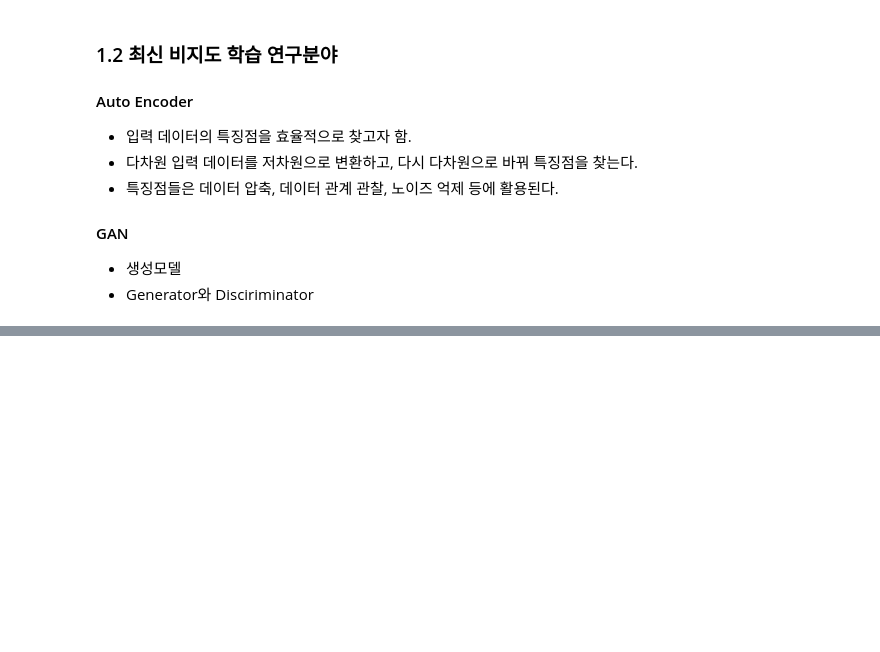
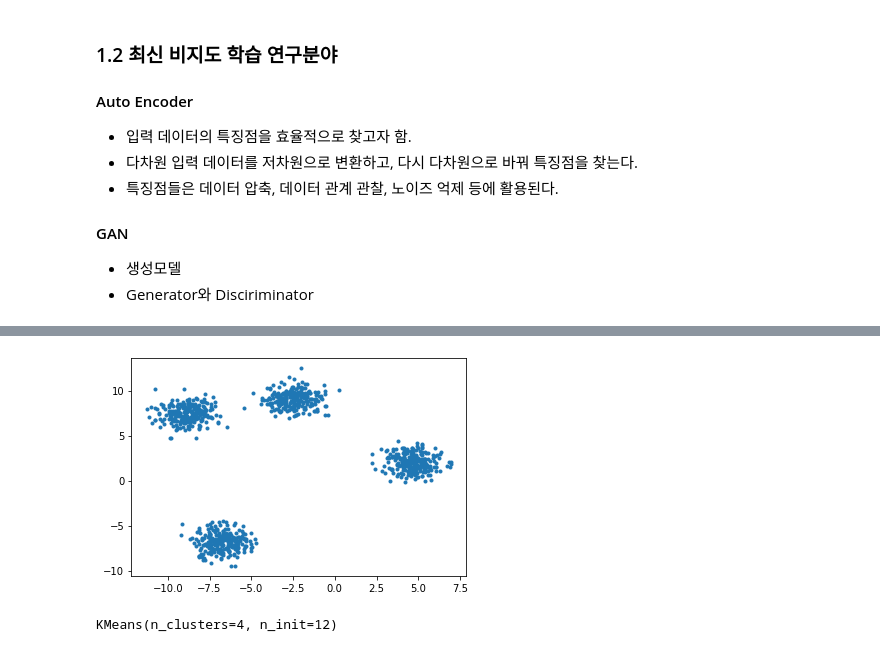
Before and after one commit to keywoong/python_study, a Jupyter notebook: machine_learning/04_Unsupervised_learning_Clustering.ipynb, the cells around one changed output, grey strips where cells are left out. Saved outputs shown, nothing was run; the diff lists cells and outputs as text; code cells hidden in the pictures; blank space fills up the shorter version.

```diff
--- a/machine_learning/04_Unsupervised_learning_Clustering.ipynb
+++ b/machine_learning/04_Unsupervised_learning_Clustering.ipynb
@@ -21,0 +57,14 @@
+# %%
+np.random.seed(42) # 랜덤값 고정
+
+X,y = make_blobs(n_samples = 1000, centers = 4, cluster_std = 0.9)
+
+plt.scatter(X[:,0], X[:,1], marker = '.')
+plt.show()
+# %% [output]
+[figure, added]
+# %%
+model = KMeans(init = "k-means++", n_clusters = 4, n_init=12)
+model.fit(X)
+# %% [output]
+KMeans(n_clusters=4, n_init=12)
```
Also changed, not shown: parts of 7 cells of this notebook, 5 other files.
